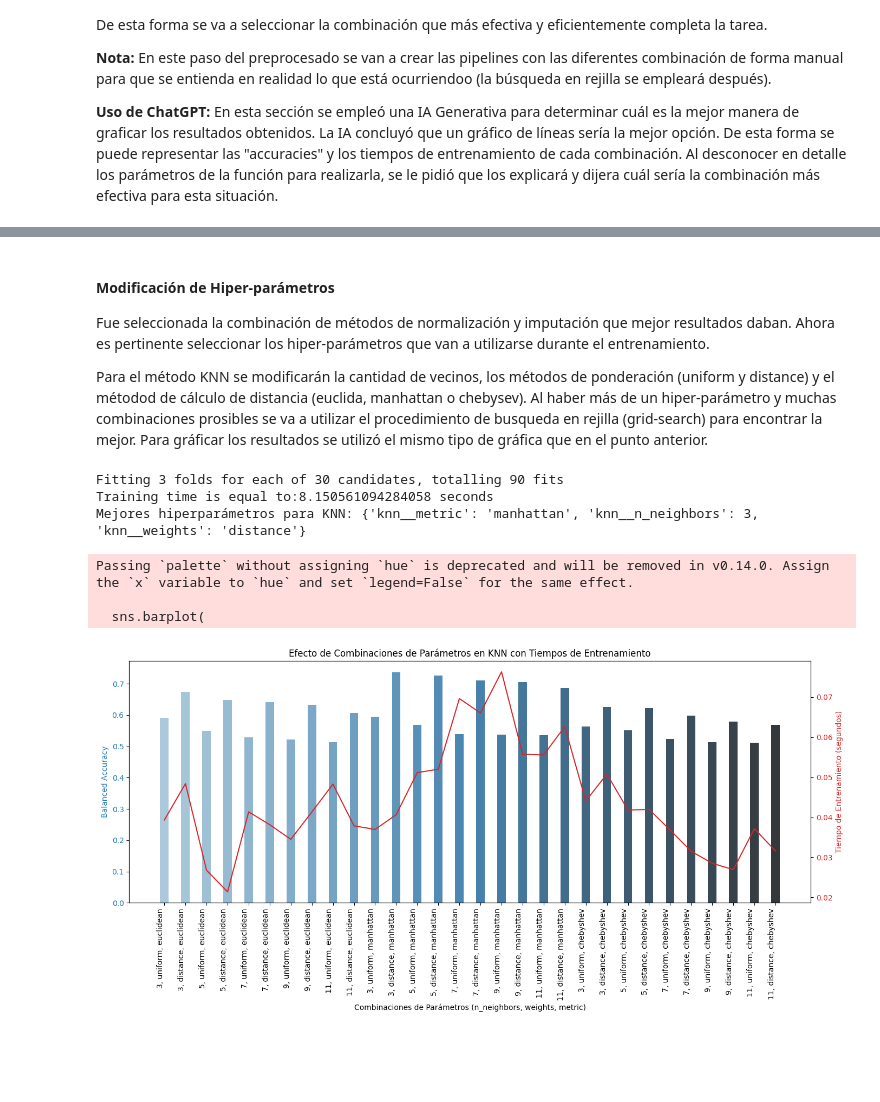
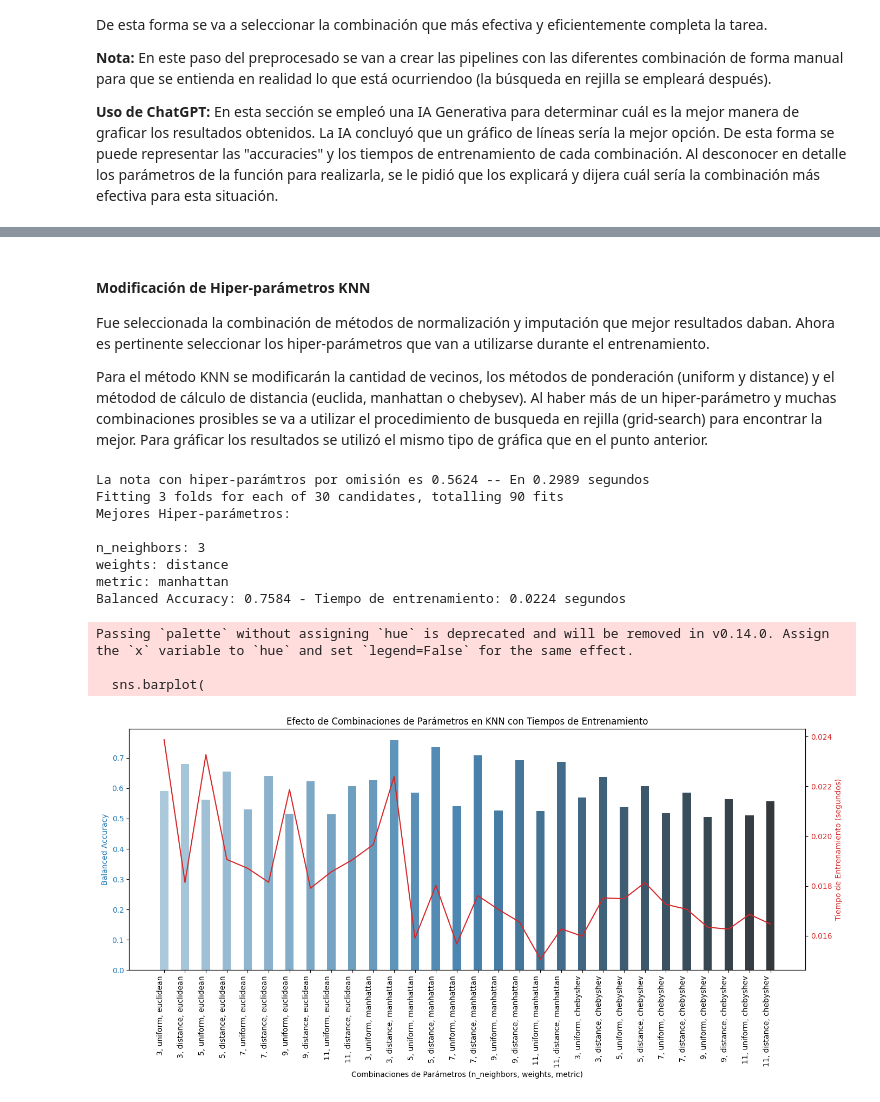
Before and after one commit to 100485446-UC3M/Primera_Practica_Machine_Learning_Grupo16, a Jupyter notebook: Predicciones.ipynb, the cells around one changed output, grey strips where cells are left out. Cells and saved outputs as stored; diff of their text form; code cells hidden in the pictures; blank space fills up the shorter version.

```diff
--- a/Predicciones.ipynb
+++ b/Predicciones.ipynb
@@ -284,7 +284,7 @@ En este paso del preprocesado se van a crear las pipelines con las diferentes co
 En esta sección se empleó una IA Generativa para determinar cuál es la mejor manera de graficar los resultados obtenidos. La IA concluyó que un gráfico de líneas sería la mejor opción. De esta forma se puede representar las "accuracies" y los tiempos de entrenamiento de cada combinación. Al desconocer en detalle los parámetros de la función para realizarla, se le pidió que los explicará y dijera cuál sería la combinación más efectiva para esta situación.
 # %%
 from sklearn.pipeline import Pipeline
-from sklearn.model_selection import cross_validate
+from sklearn.model_selection import cross_validate, KFold
 from sklearn.preprocessing import StandardScaler, MinMaxScaler, RobustScaler
 from sklearn.neighbors import KNeighborsClassifier
 from sklearn.experimental import enable_iterative_imputer
@@ -292,6 +292,8 @@ from sklearn.impute import SimpleImputer
 import seaborn as sns
 import matplotlib.pyplot as plt
 
+# Definir validación cruzada con semilla
+inner = KFold(n_splits=3, shuffle=True, random_state=100495966)
 
 # Alternativa 1, KNN, RobustScaler y Median Imputer
 pipeline_K_R_A = Pipeline([
@@ -423,9 +429,10 @@ Passing `palette` without assigning `hue` is deprecated and will be removed in v
 # %% [markdown]
-#### Modificación de Hiper-parámetros
+#### Modificación de Hiper-parámetros KNN
 Fue seleccionada la combinación de métodos de normalización y imputación que mejor resultados daban. Ahora es pertinente seleccionar los hiper-parámetros que van a utilizarse durante el entrenamiento.
 
 Para el método KNN se modificarán la cantidad de vecinos, los métodos de ponderación (uniform y distance) y el métodod de cálculo de distancia (euclida, manhattan o chebysev). Al haber más de un hiper-parámetro y muchas combinaciones prosibles se va a utilizar el procedimiento de busqueda en rejilla (grid-search) para encontrar la mejor. Para gráficar los resultados se utilizó el mismo tipo de gráfica que en el punto anterior.
 # %%
+import time
 from sklearn.metrics import make_scorer
 from sklearn.model_selection import GridSearchCV
 from sklearn.pipeline import Pipeline
@@ -434,6 +441,13 @@ from sklearn.neighbors import KNeighborsClassifier
 from sklearn.impute import SimpleImputer
 from sklearn.tree import DecisionTreeClassifier
 
+#Evaluar con hiper-parámetros por omisión (la pipeline ya está configurada con KNN)
+start_time= time.time()
+omision_score = cross_validate(best_pipeline, x_train, y_train, cv=inner, scoring="balanced_accuracy")["test_score"].mean()
+end_time = time.time()
+training_time = end_time - start_time
+print(f"La nota con hiper-parámtros por omisión es {omision_score:.4f} -- En {training_time:.4f} segundos ")
+
 # Definir los parámetros que quieres optimizar
 param_grid = {
     "knn__n_neighbors": [3, 5, 7, 9, 11],  # Número de vecinos para KNN
@@ -441,15 +455,23 @@ param_grid = {
     "knn__metric": ['euclidean', 'manhattan', 'chebyshev'],  # Distancia
 }
 
-grid_search_KNN = GridSearchCV(best_pipeline, param_grid, cv=3, n_jobs=-1, scoring="balanced_accuracy", verbose=3)
+grid_search_KNN = GridSearchCV(best_pipeline, param_grid, cv=inner, n_jobs=-1, scoring="balanced_accuracy", verbose=3)
 
 grid_search_KNN.fit(x_train, y_train)
 
-print(f"Mejores hiperparámetros para KNN: {grid_search_KNN.best_params_}")
 
 best_model_knn = grid_search_KNN.best_estimator_
 
 results_knn = pd.DataFrame(grid_search_KNN.cv_results_)
+
+#Imprimir Resultados
+best_params = best_model_knn.get_params()
+print(f"Mejores Hiper-parámetros:\n")
+print(f"n_neighbors: {best_params['knn__n_neighbors']}")
+print(f"weights: {best_params['knn__weights']}")
+print(f"metric: {best_params['knn__metric']}")
+print(f"Balanced Accuracy: {grid_search_KNN.best_score_:.4f} - Tiempo de entrenamiento: {grid_search_KNN.cv_results_['mean_fit_time'][grid_search_KNN.best_index_]:.4f} segundos\n")
+
 
 results_knn['param_combination'] = (
     results_knn['param_knn__n_neighbors'].astype(str) + ', ' +
@@ -477,33 +499,38 @@ sns.barplot(
 ax1.set_title("Efecto de Combinaciones de Parámetros en KNN con Tiempos de Entrenamiento")
 ax1.set_xlabel("Combinaciones de Parámetros (n_neighbors, weights, metric)")
 ax1.set_ylabel("Balanced Accuracy", color='tab:blue')
 ax1.tick_params(axis='y', labelcolor='tab:blue')
 plt.xticks(rotation=90, ha='right')
 
 #Organizar gráfico del tiempo de ejecucción
 ax2 = ax1.twinx()
 sns.lineplot(
     data=results_knn,
     x='param_combination',
     y='mean_fit_time',
     markers=True,
     color='tab:red',
     ax=ax2
 )
 
 ax2.set_ylabel("Tiempo de Entrenamiento (segundos)", color='tab:red')
 ax2.tick_params(axis='y', labelcolor='tab:red')
 
 # Ajustar el gráfico para evitar la superposición de leyendas y etiquetas
 plt.tight_layout()
 
 
 plt.show()
 # %% [output]
+La nota con hiper-parámtros por omisión es 0.5624 -- En 0.2989 segundos
 Fitting 3 folds for each of 30 candidates, totalling 90 fits
-Training time is equal to:8.150561094284058 seconds
-Mejores hiperparámetros para KNN: {'knn__metric': 'manhattan', 'knn__n_neighbors': 3, 'knn__weights': 'distance'}
+Mejores Hiper-parámetros:
+
+n_neighbors: 3
+weights: distance
+metric: manhattan
+Balanced Accuracy: 0.7584 - Tiempo de entrenamiento: 0.0224 segundos
 Passing `palette` without assigning `hue` is deprecated and will be removed in v0.14.0. Assign the `x` variable to `hue` and set `legend=False` for the same effect.
 
   sns.barplot(
-[figure, old version]
+[figure, new version]
```
Also changed, not shown: parts of 11 cells of this notebook.
